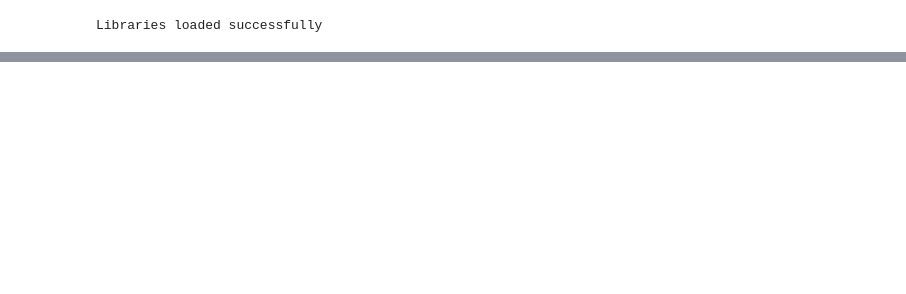
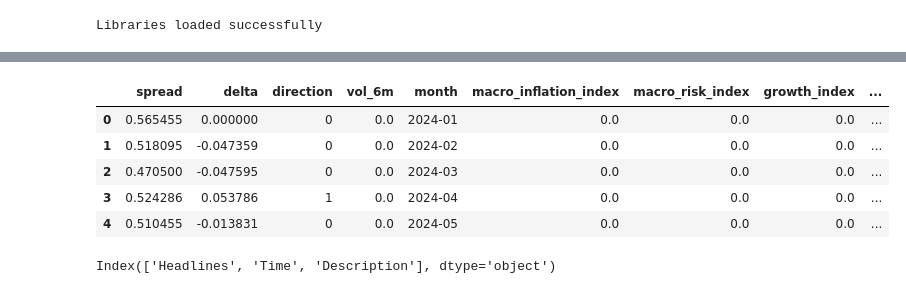
Before and after one commit to MarionSrl/ml-news-spread, a Jupyter notebook: notebooks/01_data_collection.ipynb, the cells around one changed output, grey strips where cells are left out. Cells and saved outputs as stored; diff of their text form; code cells hidden in the pictures; blank space fills up the shorter version.

Commit message:
Add Reuters dataset and ML pipeline

```diff
--- a/notebooks/01_data_collection.ipynb
+++ b/notebooks/01_data_collection.ipynb
@@ -27,3 +23,23 @@ from datetime import datetime
 print("Libraries loaded successfully")
 # %% [output]
 Libraries loaded successfully
+# %%
+from pandas_datareader import data as pdr
+import datetime
+
+# Période d'étude
+start = datetime.datetime(2018,4,1)
+end = datetime.datetime(2020,6,30)
+
+# Bund 10Y (Allemagne)
+bund = pdr.DataReader("IRLTLT01DEM156N", "fred", start, end)
+# ticker : IRLTLT01DEM156N : serie mensuelle de fred : data base de la FED
+
+# France 10Y
+france = pdr.DataReader("IRLTLT01FRM156N", "fred", start, end)
+
+# Construction du spread
+spread = france.iloc[:,0] - bund.iloc[:,0]
+spread = spread.to_frame(name="spread")
+
+spread.head()
@@ -29,0 +54,5 @@ Libraries loaded successfully
+# %%
+# Variation mensuelle (regression : delta)
+spread["delta"] = spread["spread"].diff()
+
+spread.head() #head affiche que les 5 premieres lignes
@@ -29,0 +67,5 @@ Libraries loaded successfully
+# %%
+# Direction du spread : 1 : spread monte // 0 : baisse (classification)
+spread["direction"] = (spread["delta"] > 0).astype(int)
+
+spread.head()
@@ -29,0 +80,4 @@ Libraries loaded successfully
+# %%
+# Volatilité glissante sur 6 mois du spread (rolling std)
+spread["vol_6m"] = spread["delta"].rolling(6).std()
+spread.head()
@@ -29,0 +247,27 @@ Libraries loaded successfully
+# %%
+# Fusion news avec spread
+
+spread["month"] = spread.index.to_period("M")
+
+data_final = spread.merge(monthly_indices, on="month", how="left")
+
+data_final.fillna(0, inplace=True)
+
+data_final.head()
+# %% [output]
+|  | spread | delta | direction | vol_6m | month | macro_inflation_index | macro_risk_index | growth_index | ... |
+| 0 | 0.565455 | 0.000000 | 0 | 0.0 | 2024-01 | 0.0 | 0.0 | 0.0 | ... |
+| 1 | 0.518095 | -0.047359 | 0 | 0.0 | 2024-02 | 0.0 | 0.0 | 0.0 | ... |
+| 2 | 0.470500 | -0.047595 | 0 | 0.0 | 2024-03 | 0.0 | 0.0 | 0.0 | ... |
+| 3 | 0.524286 | 0.053786 | 1 | 0.0 | 2024-04 | 0.0 | 0.0 | 0.0 | ... |
+| 4 | 0.510455 | -0.013831 | 0 | 0.0 | 2024-05 | 0.0 | 0.0 | 0.0 | ... |
+# %%
+import pandas as pd
+
+news_df = pd.read_csv("../data/reuters_headlines.csv")
+
+news_df.head()
+
+news_df.columns
+# %% [output]
+Index(['Headlines', 'Time', 'Description'], dtype='object')
```
Also changed, not shown: parts of 12 cells of this notebook, 6 other files.
